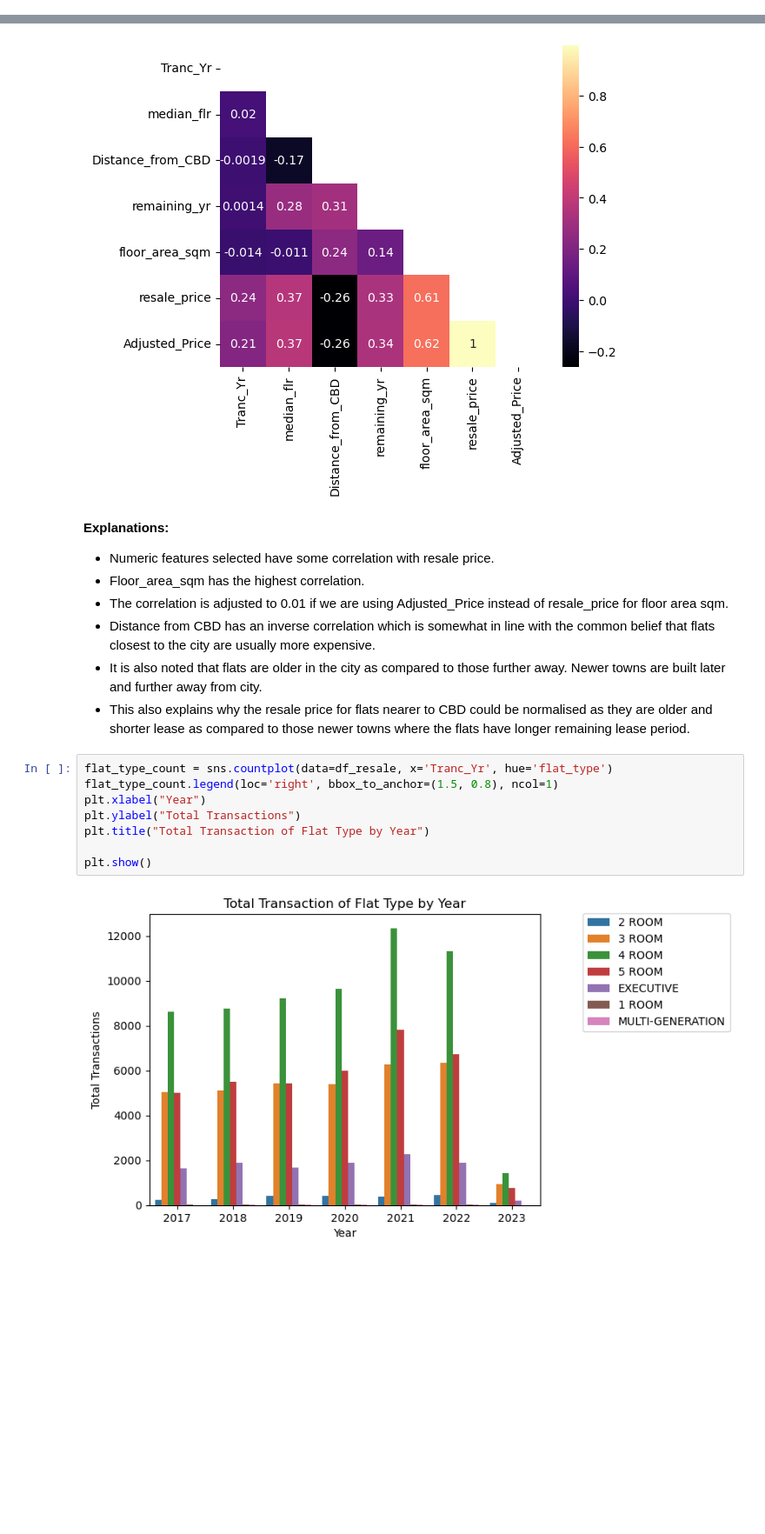
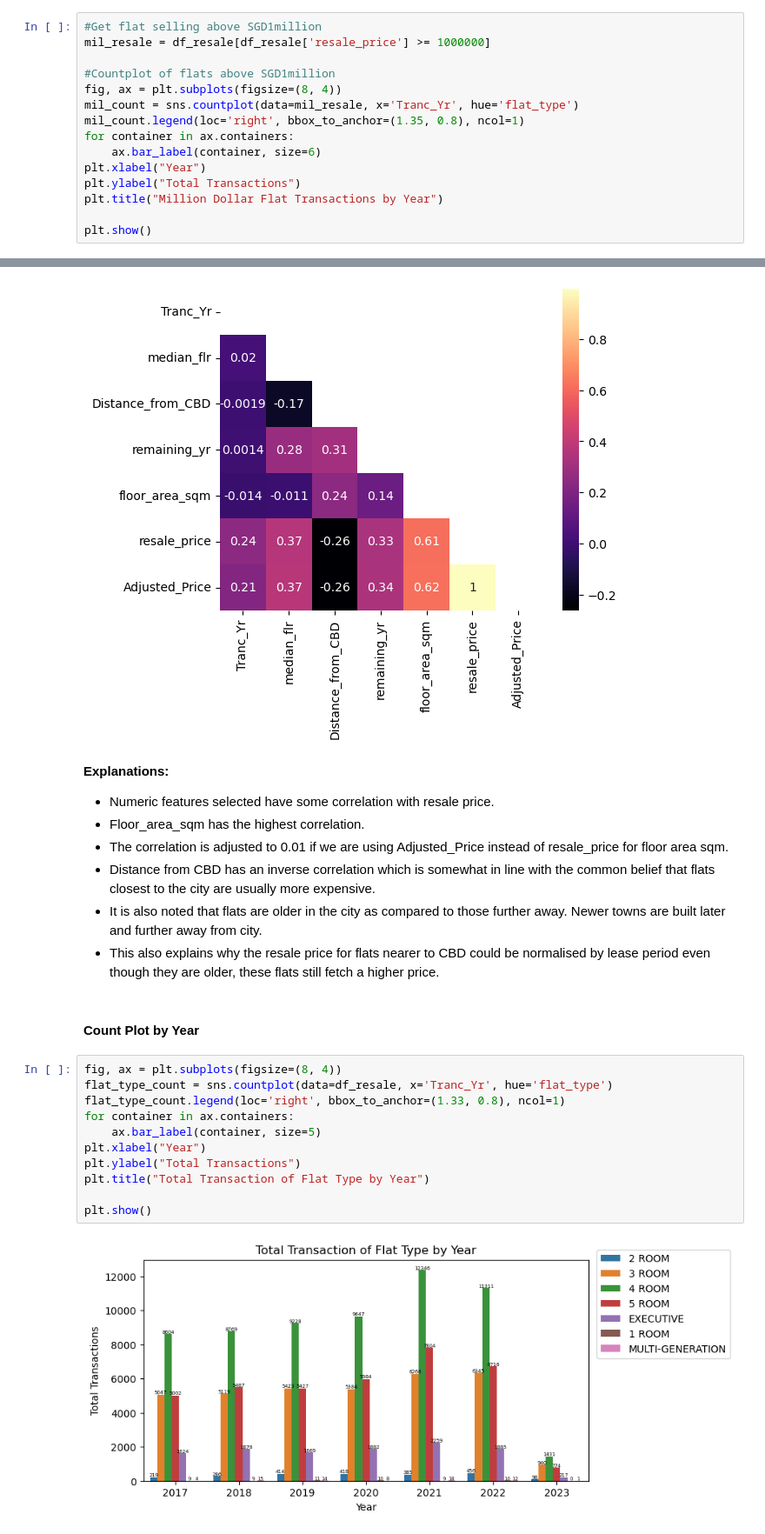
Before and after one commit to DalePeh/PersonalPortfolio, a Jupyter notebook: eda-model-pipepline.ipynb, the cells around one changed output, grey strips where cells are left out. Shown at 87% size. Drawn from its saved outputs; the diff is of its cells as text; blank space fills up the shorter version.

```diff
--- a/eda-model-pipepline.ipynb
+++ b/eda-model-pipepline.ipynb
@@ -323,0 +336,15 @@ type_model.style.format('{:.0f}', na_rep="")\
+# %%
+#Get flat selling above SGD1million
+mil_resale = df_resale[df_resale['resale_price'] >= 1000000]
+
+#Countplot of flats above SGD1million
+fig, ax = plt.subplots(figsize=(8, 4))
+mil_count = sns.countplot(data=mil_resale, x='Tranc_Yr', hue='flat_type')
+mil_count.legend(loc='right', bbox_to_anchor=(1.35, 0.8), ncol=1)
+for container in ax.containers:
+    ax.bar_label(container, size=6)
+plt.xlabel("Year")
+plt.ylabel("Total Transactions")
+plt.title("Million Dollar Flat Transactions by Year")
+
+plt.show()
@@ -344,14 +391,19 @@ plt.show()
 - The correlation is adjusted to 0.01 if we are using Adjusted_Price instead of resale_price for floor area sqm.
 - Distance from CBD has an inverse correlation which is somewhat in line with the common belief that flats closest to the city are usually more expensive.
 - It is also noted that flats are older in the city as compared to those further away. Newer towns are built later and further away from city.
-- This also explains why the resale price for flats nearer to CBD could be normalised as they are older and shorter lease as compared to those newer towns where the flats have longer remaining lease period.
+- This also explains why the resale price for flats nearer to CBD could be normalised by lease period even though they are older, these flats still fetch a higher price.
+# %% [markdown]
+#### Count Plot by Year
 # %%
+fig, ax = plt.subplots(figsize=(8, 4))
 flat_type_count = sns.countplot(data=df_resale, x='Tranc_Yr', hue='flat_type')
-flat_type_count.legend(loc='right', bbox_to_anchor=(1.5, 0.8), ncol=1)
+flat_type_count.legend(loc='right', bbox_to_anchor=(1.33, 0.8), ncol=1)
+for container in ax.containers:
+    ax.bar_label(container, size=5)
 plt.xlabel("Year")
 plt.ylabel("Total Transactions")
 plt.title("Total Transaction of Flat Type by Year")
 
 plt.show()
 # %% [output]
-[figure, old version]
+[figure, new version]
```
Also changed, not shown: parts of 54 cells of this notebook.
